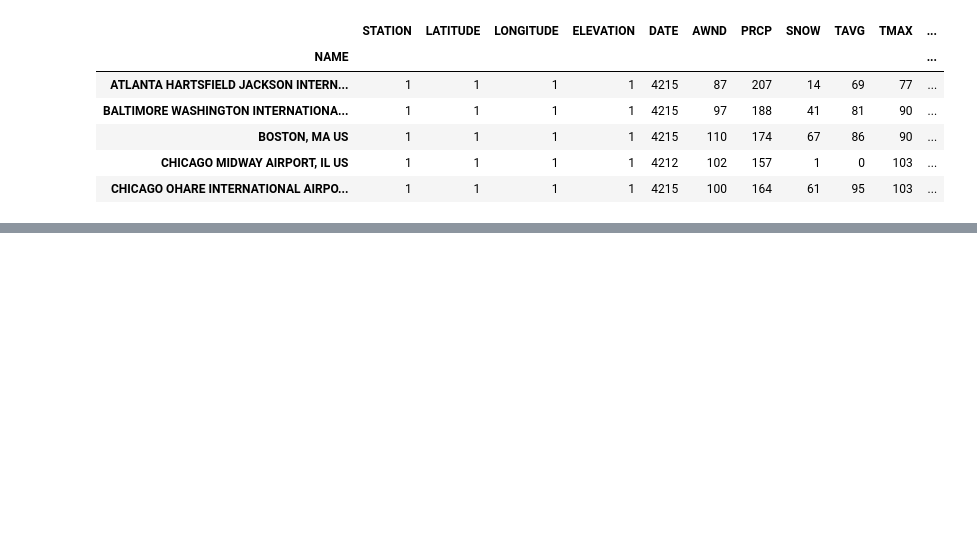
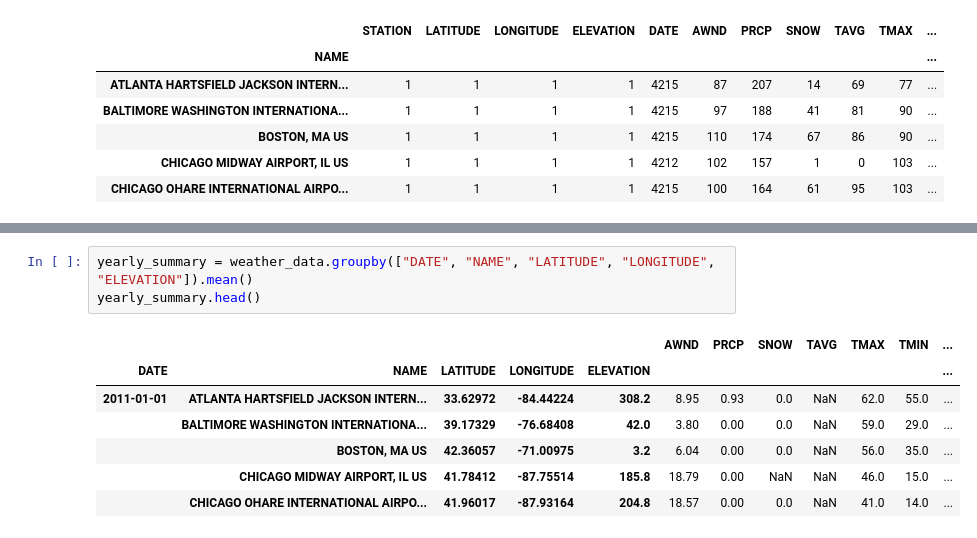
Before and after one commit to NicoleRyan99/GROUP-PROJECT-3, a Jupyter notebook: historical_weather.ipynb, the cells around one changed output, grey strips where cells are left out. Drawn from its saved outputs; the diff is of its cells as text; blank space fills up the shorter version.

```diff
--- a/historical_weather.ipynb
+++ b/historical_weather.ipynb
@@ -89,0 +90,11 @@ yearly_summary.head()
+# %%
+yearly_summary = weather_data.groupby(["DATE", "NAME", "LATITUDE", "LONGITUDE", "ELEVATION"]).mean()
+yearly_summary.head()
+# %% [output]
+|  |  |  |  |  | AWND | PRCP | SNOW | TAVG | TMAX | TMIN | ... |
+| DATE | NAME | LATITUDE | LONGITUDE | ELEVATION |  |  |  |  |  |  | ... |
+| 2011-01-01 | ATLANTA HARTSFIELD JACKSON INTERN... | 33.62972 | -84.44224 | 308.2 | 8.95 | 0.93 | 0.0 | NaN | 62.0 | 55.0 | ... |
+|  | BALTIMORE WASHINGTON INTERNATIONA... | 39.17329 | -76.68408 | 42.0 | 3.80 | 0.00 | 0.0 | NaN | 59.0 | 29.0 | ... |
+|  | BOSTON, MA US | 42.36057 | -71.00975 | 3.2 | 6.04 | 0.00 | 0.0 | NaN | 56.0 | 35.0 | ... |
+|  | CHICAGO MIDWAY AIRPORT, IL US | 41.78412 | -87.75514 | 185.8 | 18.79 | 0.00 | NaN | NaN | 46.0 | 15.0 | ... |
+|  | CHICAGO OHARE INTERNATIONAL AIRPO... | 41.96017 | -87.93164 | 204.8 | 18.57 | 0.00 | 0.0 | NaN | 41.0 | 14.0 | ... |
```
Also changed, not shown: parts of 6 cells of this notebook, 1 other file.
